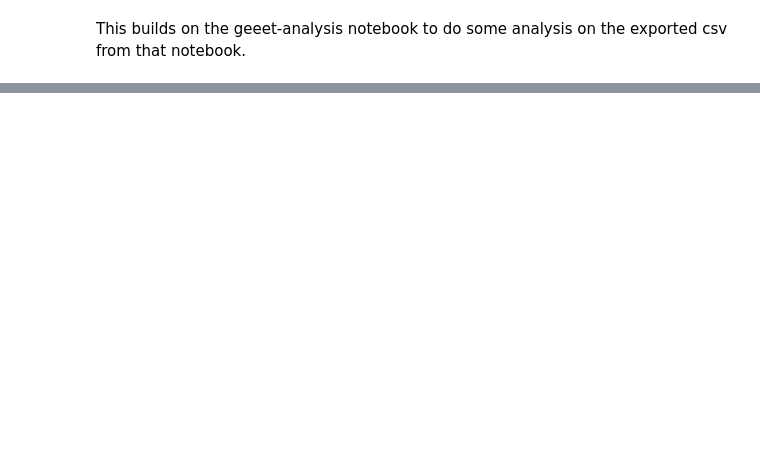
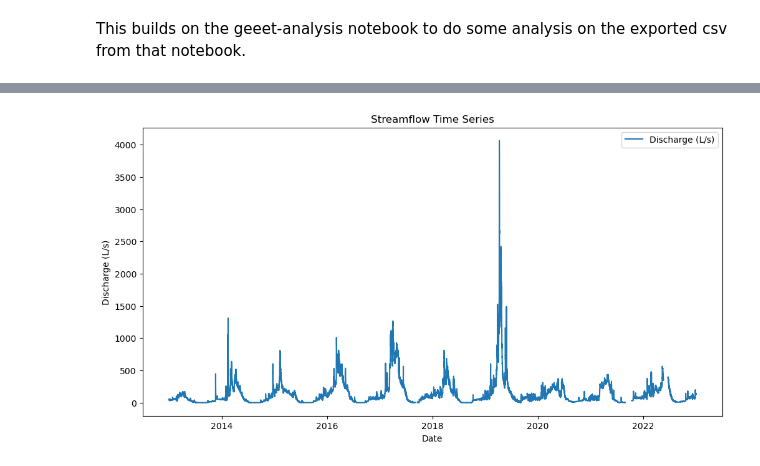
Before and after one commit to gitmax-amazing/thesis, a Jupyter notebook: geeet-plotting.ipynb, the cells around one changed output, grey strips where cells are left out. Saved outputs shown, nothing was run; the diff lists cells and outputs as text; code cells hidden in the pictures; blank space fills up the shorter version.

```diff
--- a/geeet-plotting.ipynb
+++ b/geeet-plotting.ipynb
@@ -186,0 +306,18 @@ plt.show()
+# %%
+
+# Convert to numeric, coercing any errors to NaN
+streamflow_df['Discharge-L/s'] = pd.to_numeric(streamflow_df['Discharge-L/s'], errors='coerce')
+#Make negative streamflow values NaN
+streamflow_df['Discharge-L/s'] = streamflow_df['Discharge-L/s'].apply(lambda x: x if x >= 0 else np.nan)
+
+#Plot streamflow data to check it
+
+plt.figure(figsize=(12,6))
+plt.plot(streamflow_df.index, streamflow_df['Discharge-L/s'], label='Discharge (L/s)')
+plt.xlabel('Date')
+plt.ylabel('Discharge (L/s)')
+plt.title('Streamflow Time Series')
+plt.legend()
+plt.show()
+# %% [output]
+[figure, added]
```
Also changed, not shown: parts of 17 cells of this notebook, 1 other file.
